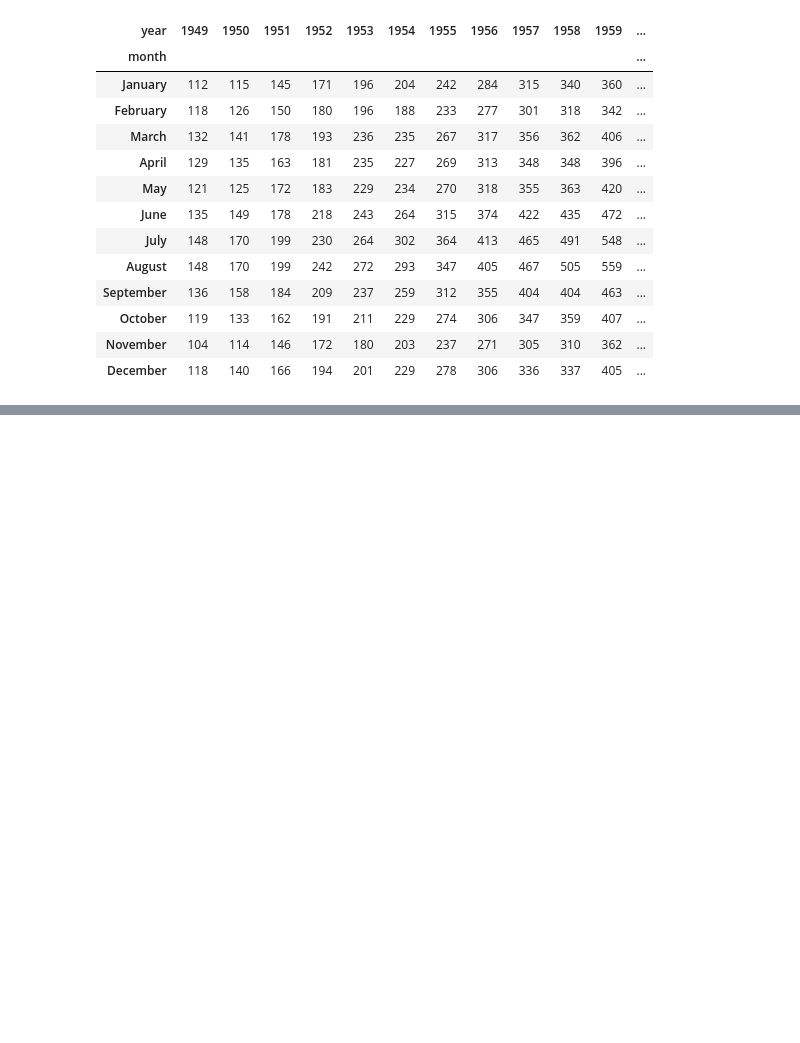
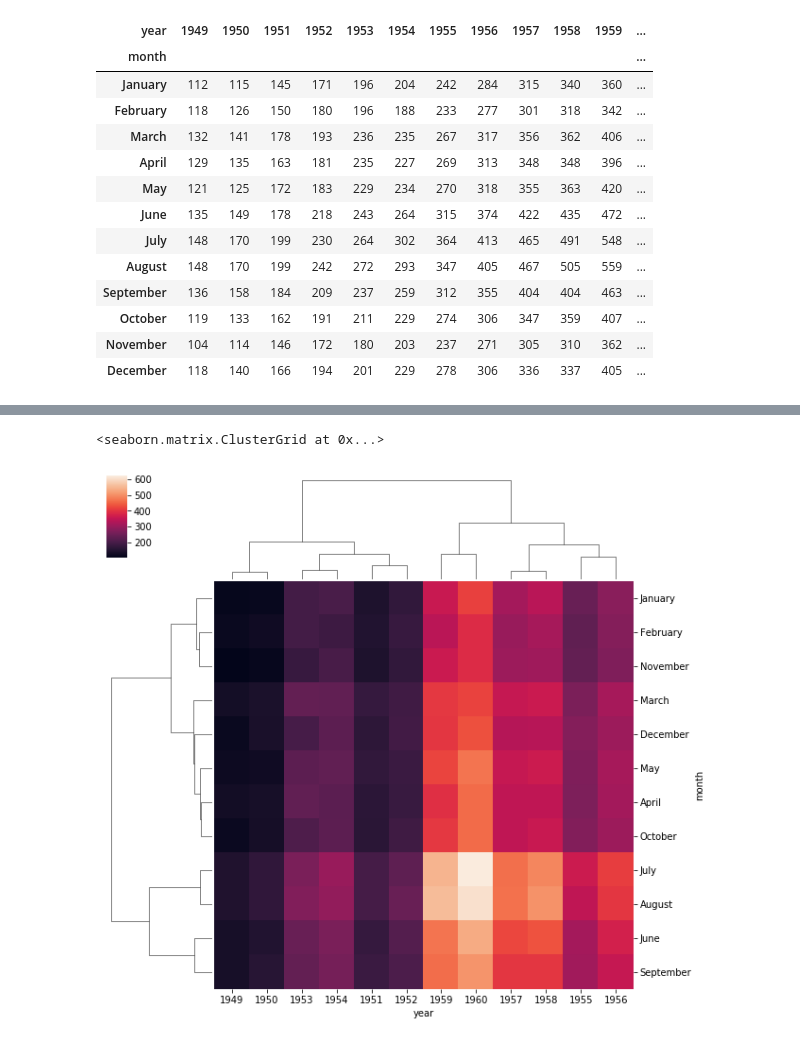
Before and after one commit to HardPlant/TIL, a Jupyter notebook: Tacademy/D3_Data_Visual/03.seaborn.ipynb, the cells around one changed output, grey strips where cells are left out. Drawn from its saved outputs; the diff is of its cells as text; code cells hidden in the pictures; blank space fills up the shorter version.

```diff
--- a/Tacademy/D3_Data_Visual/03.seaborn.ipynb
+++ b/Tacademy/D3_Data_Visual/03.seaborn.ipynb
@@ -99,0 +105,5 @@ fp
+# %%
+sns.clustermap(fp)
+# %% [output]
+<seaborn.matrix.ClusterGrid at 0x...>
+[figure, added]
```
Also changed, not shown: parts of 2 cells of this notebook, 1 other file.
